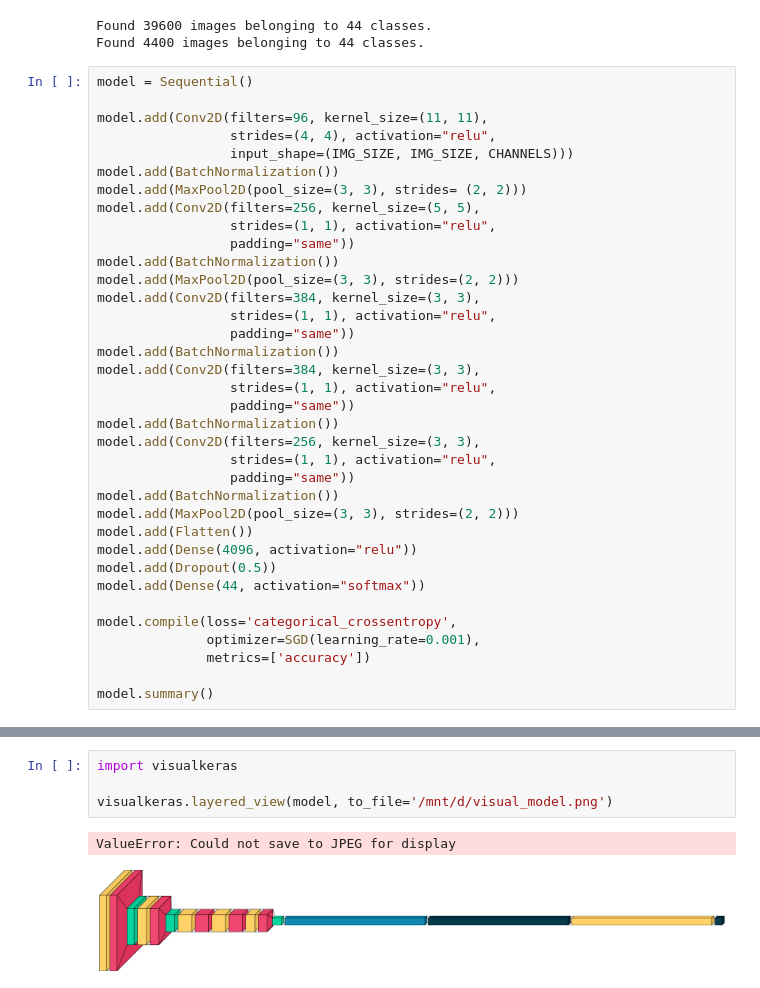
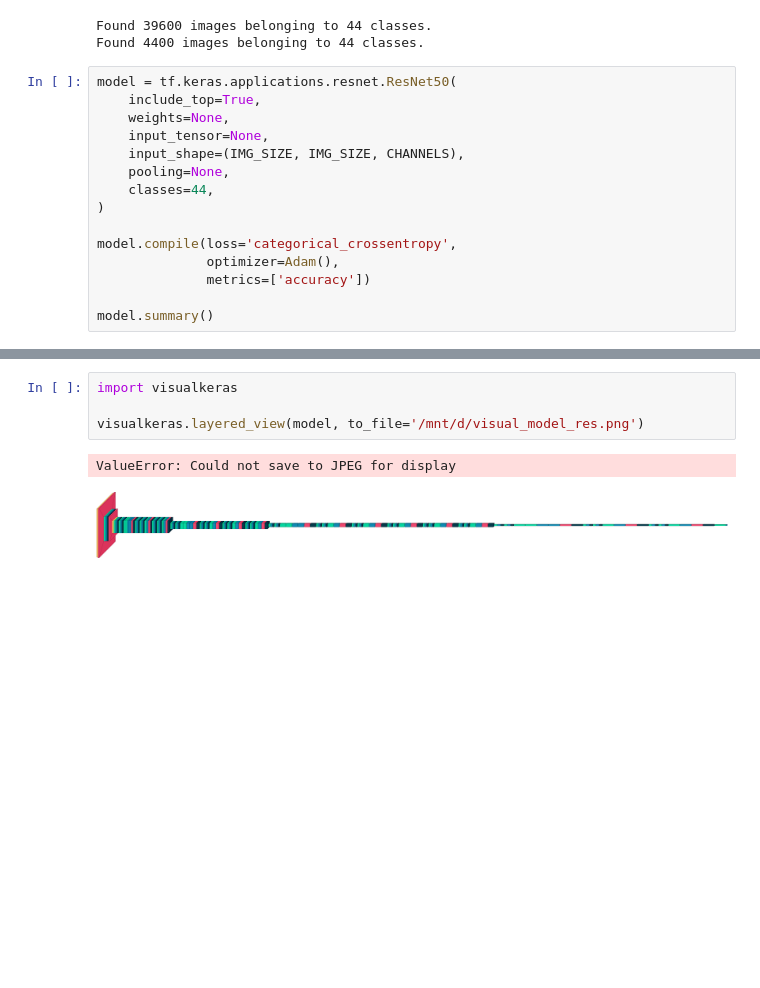
Before and after one commit to sueta1995/CourseWork_TRPS, a Jupyter notebook: classification/odonata_model.ipynb, the cells around one changed output, grey strips where cells are left out. Drawn from its saved outputs; the diff is of its cells as text; blank space fills up the shorter version.

Commit message:
изменена модель на resnet

```diff
--- a/classification/odonata_model.ipynb
+++ b/classification/odonata_model.ipynb
@@ -66,38 +66,17 @@ valid_num = valid_generator.samples
 Found 39600 images belonging to 44 classes.
 Found 4400 images belonging to 44 classes.
 # %%
-model = Sequential()
-
-model.add(Conv2D(filters=96, kernel_size=(11, 11),
-                 strides=(4, 4), activation="relu",
-                 input_shape=(IMG_SIZE, IMG_SIZE, CHANNELS)))
-model.add(BatchNormalization())
-model.add(MaxPool2D(pool_size=(3, 3), strides= (2, 2)))
-model.add(Conv2D(filters=256, kernel_size=(5, 5),
-                 strides=(1, 1), activation="relu",
-                 padding="same"))
-model.add(BatchNormalization())
-model.add(MaxPool2D(pool_size=(3, 3), strides=(2, 2)))
-model.add(Conv2D(filters=384, kernel_size=(3, 3),
-                 strides=(1, 1), activation="relu",
-                 padding="same"))
-model.add(BatchNormalization())
-model.add(Conv2D(filters=384, kernel_size=(3, 3),
-                 strides=(1, 1), activation="relu",
-                 padding="same"))
-model.add(BatchNormalization())
-model.add(Conv2D(filters=256, kernel_size=(3, 3),
-                 strides=(1, 1), activation="relu",
-                 padding="same"))
-model.add(BatchNormalization())
-model.add(MaxPool2D(pool_size=(3, 3), strides=(2, 2)))
-model.add(Flatten())
-model.add(Dense(4096, activation="relu"))
-model.add(Dropout(0.5))
-model.add(Dense(44, activation="softmax"))
+model = tf.keras.applications.resnet.ResNet50(
+    include_top=True,
+    weights=None,
+    input_tensor=None,
+    input_shape=(IMG_SIZE, IMG_SIZE, CHANNELS),
+    pooling=None,
+    classes=44,
+)
 
 model.compile(loss='categorical_crossentropy',
-              optimizer=SGD(learning_rate=0.001),
+              optimizer=Adam(),
               metrics=['accuracy'])
 
 model.summary()
@@ -179,7 +158,7 @@ fig.savefig('/mnt/d/history_model.png', bbox_inches='tight')
 # %%
 import visualkeras
 
-visualkeras.layered_view(model, to_file='/mnt/d/visual_model.png')
+visualkeras.layered_view(model, to_file='/mnt/d/visual_model_res.png')
 # %% [output]
 ValueError: Could not save to JPEG for display
-[figure, old version]
+[figure, new version]
```
Also changed, not shown: parts of 6 cells of this notebook, 24 other files.
